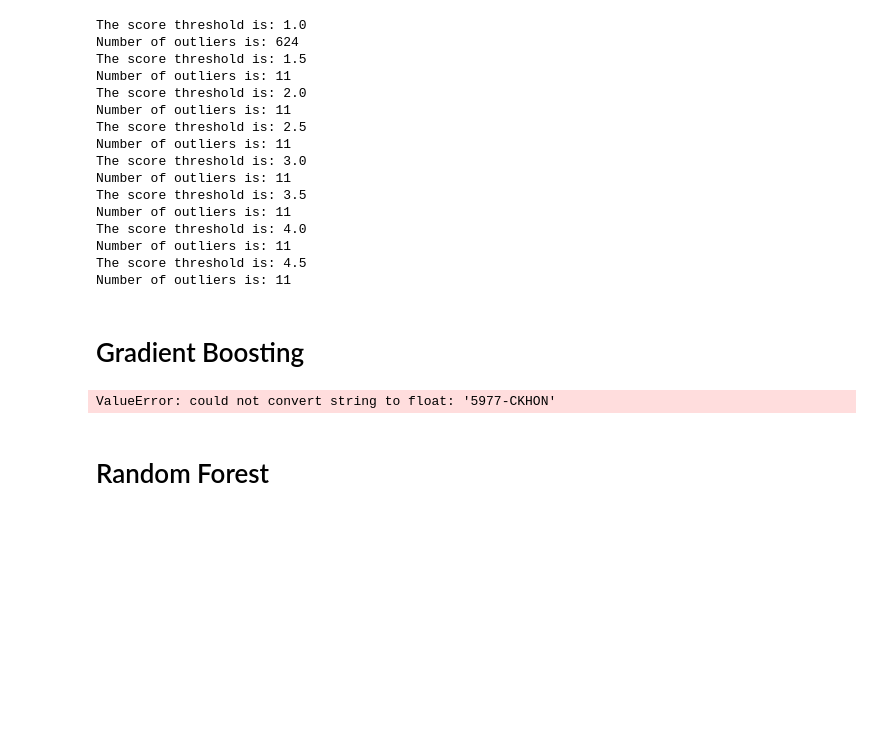
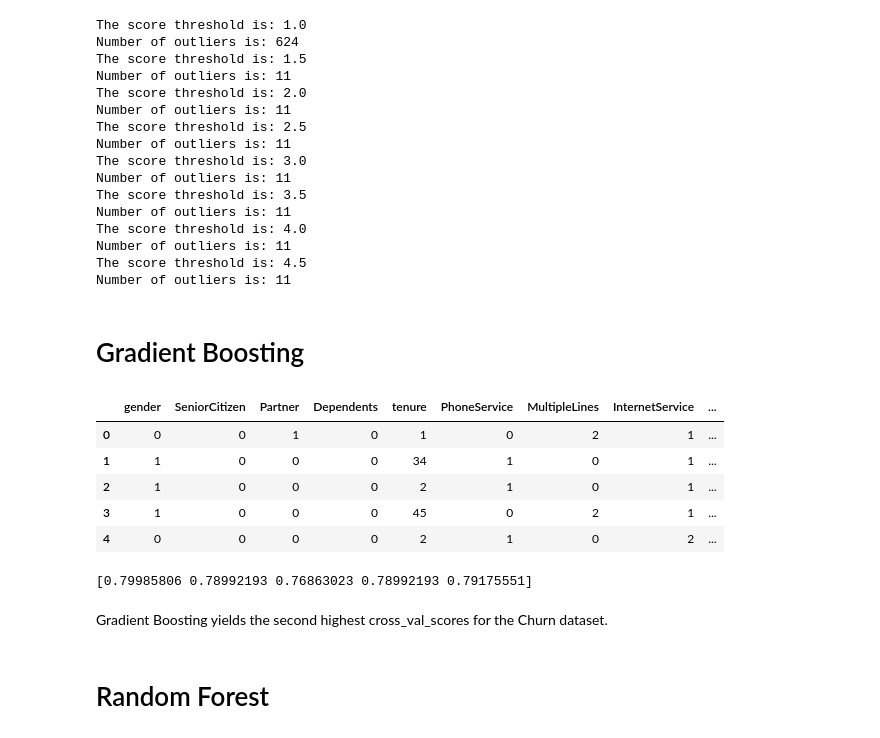
Before and after one commit to Avalon1000/Thinkful, a Jupyter notebook: Module 29.ipynb, the cells around one changed output. Cells and saved outputs as stored; diff of their text form; code cells hidden in the pictures; blank space fills up the shorter version.

```diff
--- a/Module 29.ipynb
+++ b/Module 29.ipynb
@@ -302,11 +416,28 @@ X = df.drop(columns=['Churn'])
+# %%
+# Dropping the categories of churn, customerIDs, and total charges for X
+
+Y = df['Churn']
+X = df.drop(columns=['Churn','customerID','TotalCharges'])
+X.head()
+# %% [output]
+|  | gender | SeniorCitizen | Partner | Dependents | tenure | PhoneService | MultipleLines | InternetService | ... |
+| 0 | 0 | 0 | 1 | 0 | 1 | 0 | 2 | 1 | ... |
+| 1 | 1 | 0 | 0 | 0 | 34 | 1 | 0 | 1 | ... |
+| 2 | 1 | 0 | 0 | 0 | 2 | 1 | 0 | 1 | ... |
+| 3 | 1 | 0 | 0 | 0 | 45 | 0 | 2 | 1 | ... |
+| 4 | 0 | 0 | 0 | 0 | 2 | 1 | 0 | 2 | ... |
 # %%
+# Obtaining the cross_val_scores of Gradient Boosting
+
 from sklearn import datasets, linear_model
-from sklearn.ensemble import GradientBoostingRegressor
+from sklearn.ensemble import GradientBoostingClassifier
 from sklearn.model_selection import cross_val_score
-regressor = GradientBoostingRegressor(max_depth=2, n_estimators=3, learning_rate=1.0)
-print(cross_val_score(regressor, X, Y, cv=5))
+classifier = GradientBoostingClassifier(max_depth=2, n_estimators=3, learning_rate=1.0)
+print(cross_val_score(classifier, X, Y, cv=5))
 # %% [output]
-ValueError: could not convert string to float: '5977-CKHON'
+[0.79985806 0.78992193 0.76863023 0.78992193 0.79175551]
+# %% [markdown]
+Gradient Boosting yields the second highest cross_val_scores for the Churn dataset.
 # %% [markdown]
 # Random Forest
 # %%
```
Also changed, not shown: parts of 41 cells of this notebook.
